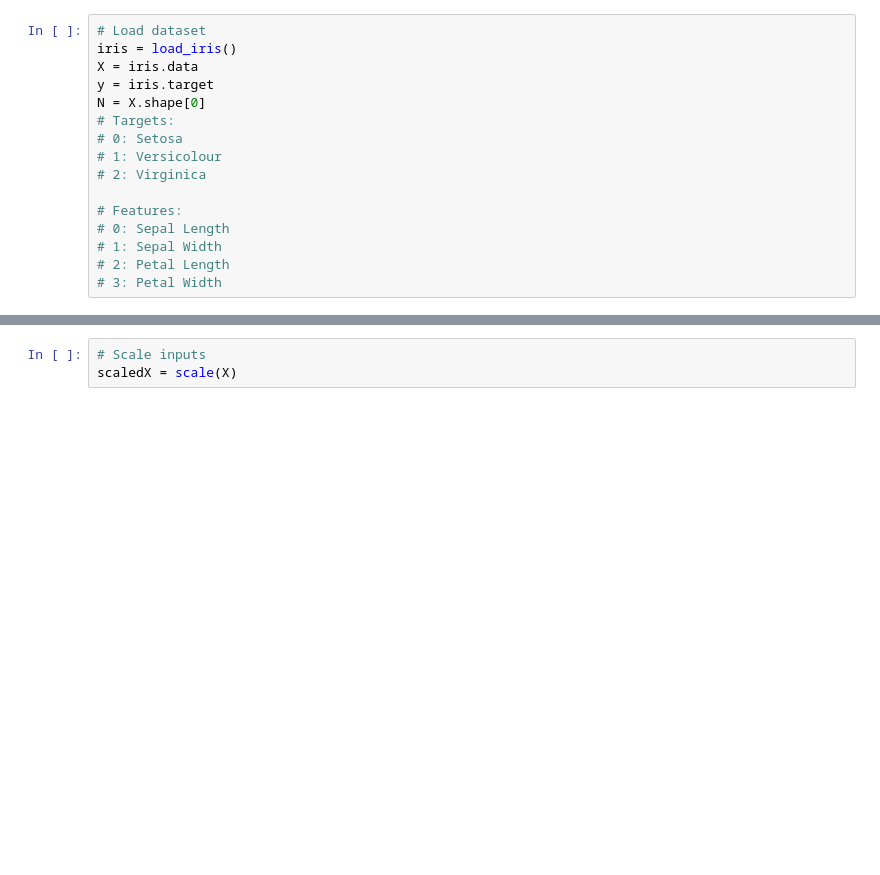
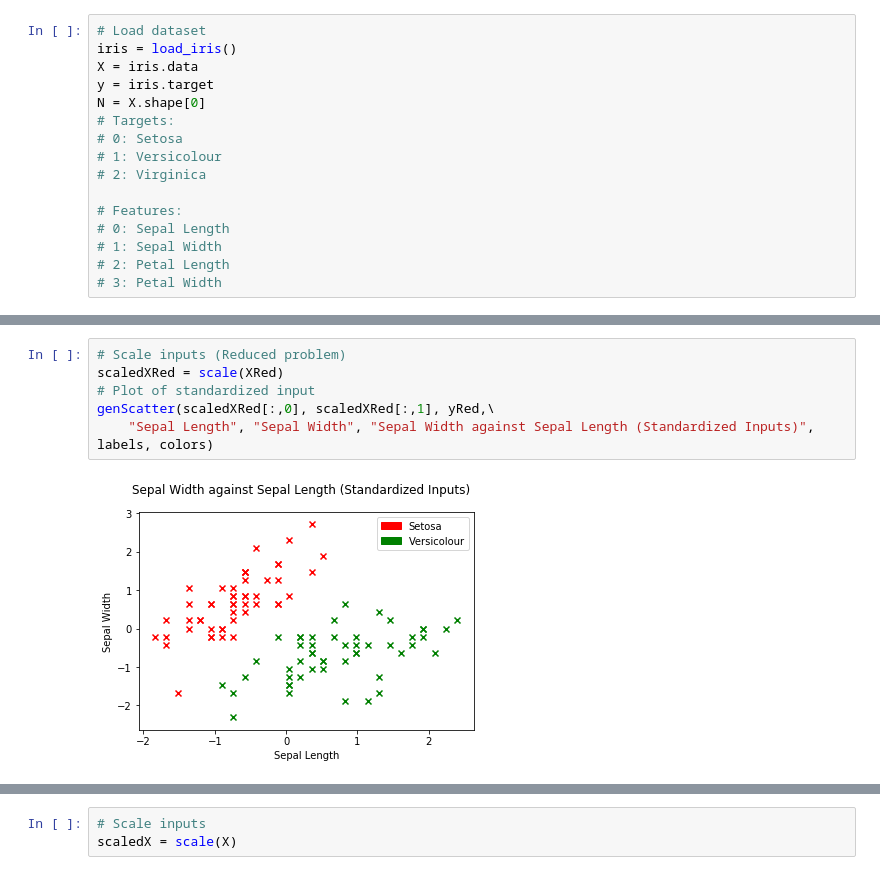
Before and after one commit to ycheng14799/MLProgrammingAssignmentWeek3, a Jupyter notebook: LinearClassifierVersion.ipynb, the cells around one changed output, grey strips where cells are left out. Saved outputs shown, nothing was run; the diff lists cells and outputs as text; blank space fills up the shorter version.

```diff
--- a/LinearClassifierVersion.ipynb
+++ b/LinearClassifierVersion.ipynb
@@ -110,0 +117,8 @@ Comment: Observing the distributions, it appears that Setosa is potentially perf
+# %%
+# Scale inputs (Reduced problem)
+scaledXRed = scale(XRed)
+# Plot of standardized input
+genScatter(scaledXRed[:,0], scaledXRed[:,1], yRed,\
+    "Sepal Length", "Sepal Width", "Sepal Width against Sepal Length (Standardized Inputs)", labels, colors)
+# %% [output]
+[figure, added]
```
Also changed, not shown: parts of 10 cells of this notebook, 4 other files.
